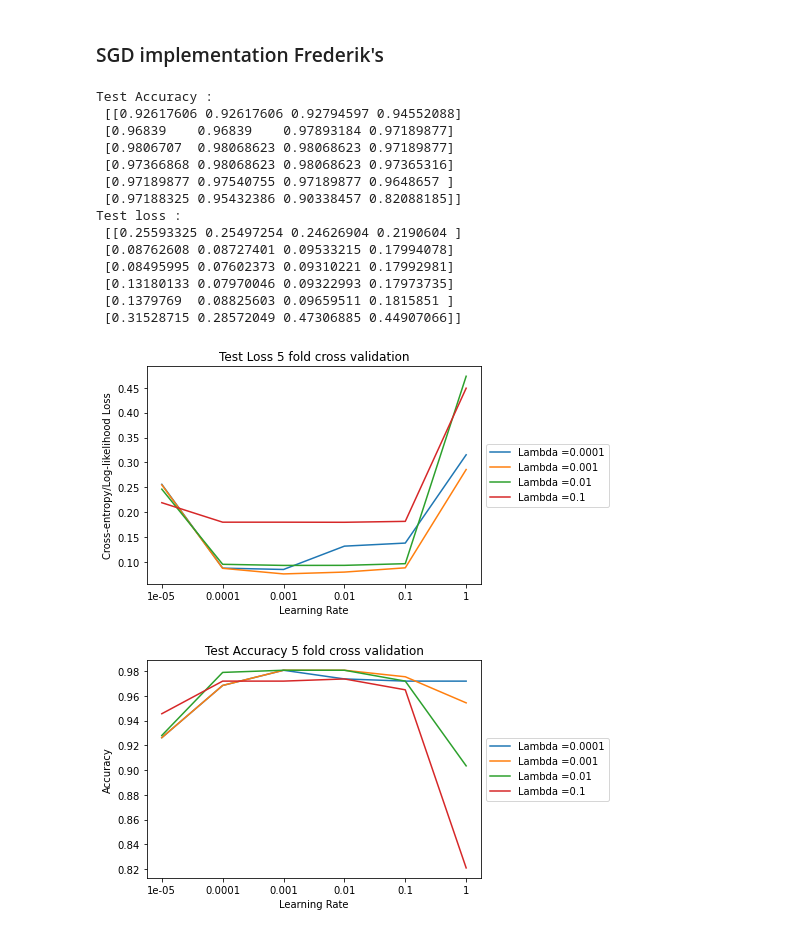
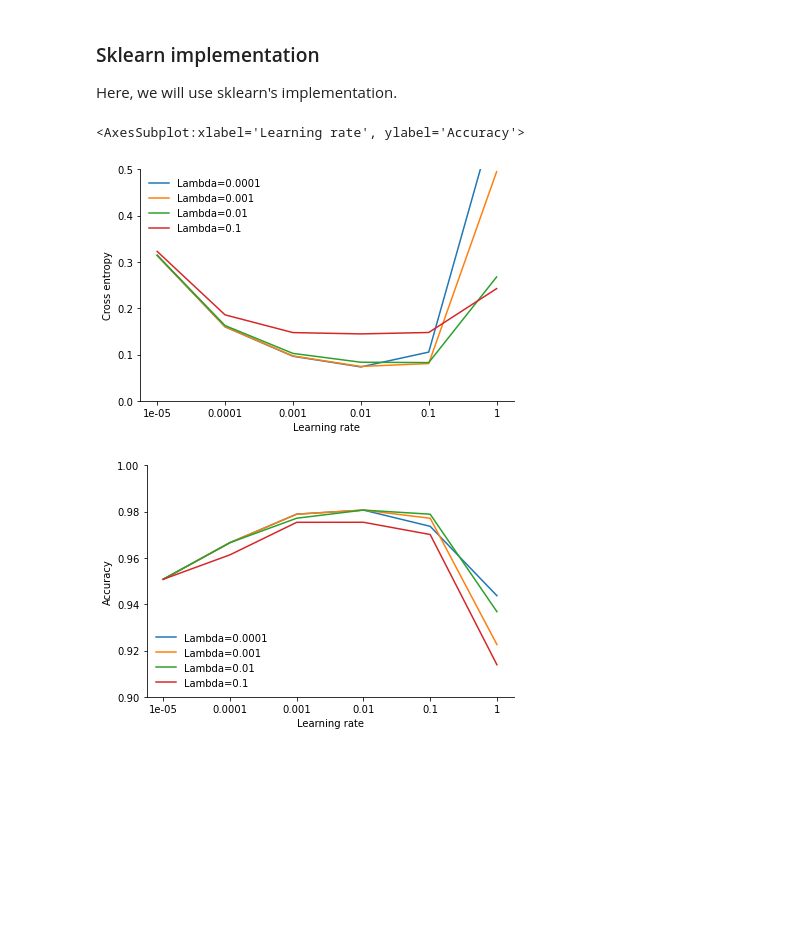
Before and after one commit to frederikrogge/compsci-project, a Jupyter notebook: Notebooks/task_g.ipynb, the cells around one changed output. Saved outputs shown, nothing was run; the diff lists cells and outputs as text; code cells hidden in the pictures; blank space fills up the shorter version.

```diff
--- a/Notebooks/task_g.ipynb
+++ b/Notebooks/task_g.ipynb
@@ -120,90 +112,49 @@ Test loss :
-# %% [markdown]
-### SGD implementation Frederik's
+# %% [markdown]
+### Sklearn implementation
+
+Here, we will use sklearn's implementation.
 # %%
 # Load the data
 cancer = load_breast_cancer()
-X, y =cancer.data,cancer.target
+X, y =cancer.data, cancer.target
 
 ## Cross-validation based Logistic regression
 ksplits = 5
 kfold = KFold(n_splits = ksplits )
 lr_eta = [1e-5, 1e-4, 1e-3, 1e-2, 1e-1, 1]
 Lambdas = [1e-4, 1e-3, 1e-2, 1e-1]
 
 est_test_acc = np.zeros((len(lr_eta), len(Lambdas) ))
 est_test_loss = np.zeros((len(lr_eta), len(Lambdas) ))
 
 for n_l, Lambda in  enumerate(Lambdas):
     for n_lr,lr in  enumerate(lr_eta):
         test_acc = np.zeros(ksplits)
         test_loss = np.zeros(ksplits)
 
-        ## split the data into 5 folds and evaluate performance
+        # Split the data into 5 folds and evaluate performance
         for fold, (train_ind, test_ind) in enumerate(kfold.split(X)):
             X_train , X_test = X[train_ind], X[test_ind]
             y_train, y_test = y[train_ind], y[test_ind]
 
-            ## Create design matrix with standard scaling
+            # Create design matrix with standard scaling
             X_train_scaled, X_test_scaled  = design_matrix(X_train, X_test)
 
+            SGD_logistic = SGDClassifier(loss='log', penalty='l2', alpha=Lambda, fit_intercept= False, max_iter=1000,  learning_rate='constant', eta0= lr )  # with cross validation
+            SGD_logistic.fit(X_train_scaled, y_train)
 
-            logreg = LogisticRegression(fit_intercept=False,
-                      dimension= X_train_scaled.shape[1],
-                      random_init=True,
-                      reduction='mean',
-                      l2_reg = True,
-                      lbd= Lambda)
-
-            optimizer = SGD(lr=lr)
-            logreg.train( X_train_scaled, y_train, optimizer, batch_size = 1, epochs = 1000)
-
-            # find accuracy on test set with beta_opt
-            y_pred_prob = np.zeros((len(y_test),2))
-            y_pred_prob[:,1] = logreg.predict(X_test_scaled)
-            y_pred_prob[:,0] = 1-logreg.predict(X_test_scaled)
-
-            test_acc[fold] =  np.mean(np.argmax(y_pred_prob, axis=1)== y_test)
-            test_loss[fold] = logreg.NLL_loss(X_test_scaled, y_test)
+            test_acc[fold] =  SGD_logistic.score(X_test_scaled,y_test)
+            test_loss[fold] = log_loss(y_test, SGD_logistic.predict_proba(X_test_scaled))
 
         est_test_acc[n_lr , n_l ] = np.mean(test_acc)
         est_test_loss[n_lr , n_l ] =  np.mean(test_loss)
 
-print('Test Accuracy : \n', est_test_acc )
-print('Test loss : \n', est_test_loss)
-
-for n_l,Lambda in enumerate(Lambdas):
-    plt.plot(est_test_loss[:,n_l], label = 'Lambda ='+ str(Lambda))
-    plt.xlabel('Learning Rate')
-    plt.ylabel('Cross-entropy/Log-likelihood Loss')
-    plt.legend(loc='center left', bbox_to_anchor=(1, 0.5))
-    plt.xticks(np.arange(len(lr_eta)), lr_eta )
-plt.title('Test Loss 5 fold cross validation')
-save_fig(plt, name ='g_testloss_SGD.png')
-plt.show()
-
-for n_l,Lambda in enumerate(Lambdas):
-    plt.plot(est_test_acc[:,n_l], label = 'Lambda ='+ str(Lambda))
-    plt.xlabel('Learning Rate')
-    plt.ylabel('Accuracy')
-    plt.legend(loc='center left', bbox_to_anchor=(1, 0.5))
-    plt.xticks(np.arange(len(lr_eta)), lr_eta )
-plt.title('Test Accuracy 5 fold cross validation')
-save_fig(plt, name ='g_testaccuracy_SGD.png')
-plt.show()
+legend = ['Lambda={}'.format(lbd) for lbd in Lambdas]
+plot_metric(y=est_test_loss.T, x=np.arange(len(lr_eta)), nx_ticks=lr_eta, save=True, x_label='Learning rate', y_label='Cross entropy',
+           name='g_sklearn_test_loss', y_limit=[0, 0.5], legend=legend)
+plot_metric(y=est_test_acc.T, x=np.arange(len(lr_eta)), nx_ticks=lr_eta, save=True, x_label='Learning rate', y_label='Accuracy',
+           name='g_sklearn_test_accuracy', y_limit=[0.9, 1], legend=legend)
 # %% [output]
-Test Accuracy :
- [[0.92617606 0.92617606 0.92794597 0.94552088]
- [0.96839    0.96839    0.97893184 0.97189877]
- [0.9806707  0.98068623 0.98068623 0.97189877]
- [0.97366868 0.98068623 0.98068623 0.97365316]
- [0.97189877 0.97540755 0.97189877 0.9648657 ]
- [0.97188325 0.95432386 0.90338457 0.82088185]]
-Test loss :
- [[0.25593325 0.25497254 0.24626904 0.2190604 ]
- [0.08762608 0.08727401 0.09533215 0.17994078]
- [0.08495995 0.07602373 0.09310221 0.17992981]
- [0.13180133 0.07970046 0.09322993 0.17973735]
- [0.1379769  0.08825603 0.09659511 0.1815851 ]
- [0.31528715 0.28572049 0.47306885 0.44907066]]
+<AxesSubplot:xlabel='Learning rate', ylabel='Accuracy'>
-[figure, old version]
+[figure, new version]
-[figure, old version]
+[figure, new version]
```
Also changed, not shown: parts of 9 cells of this notebook, 11 other files.
